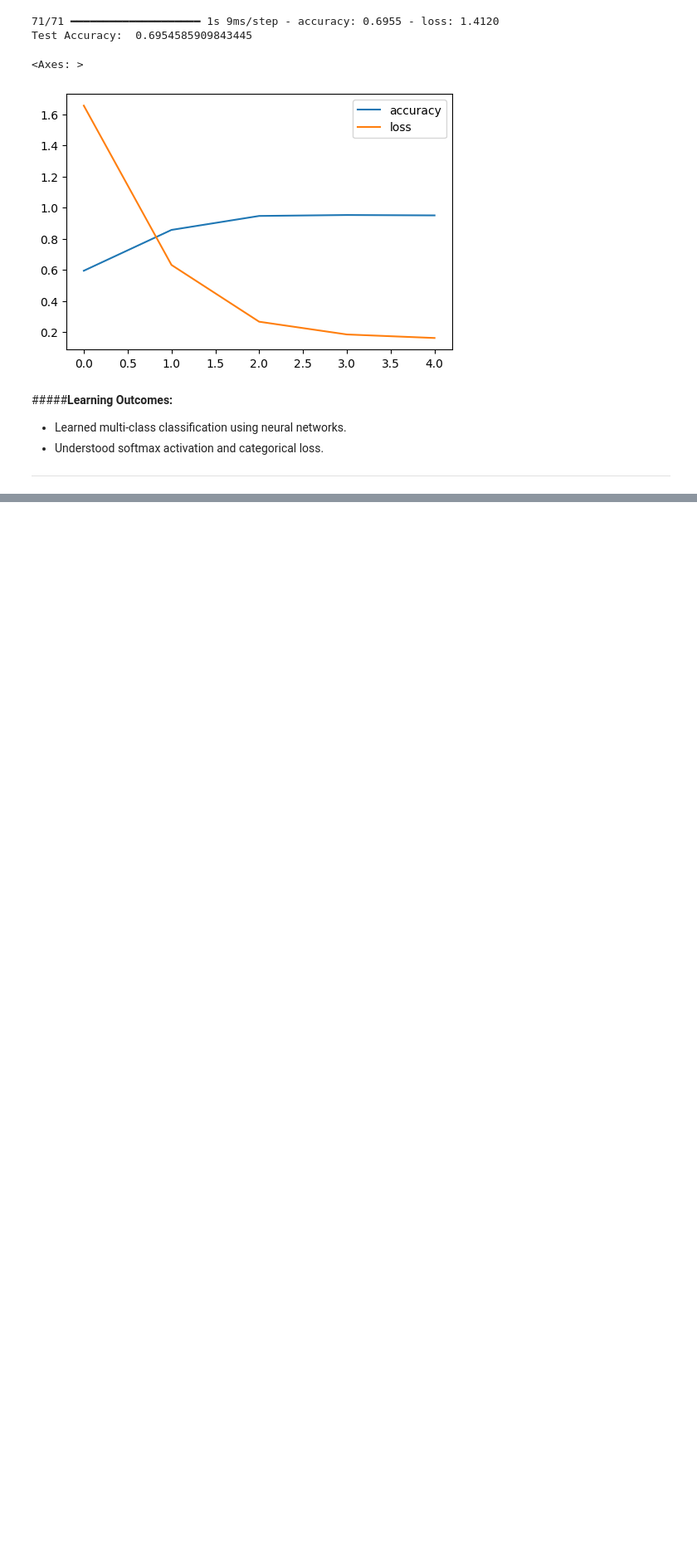
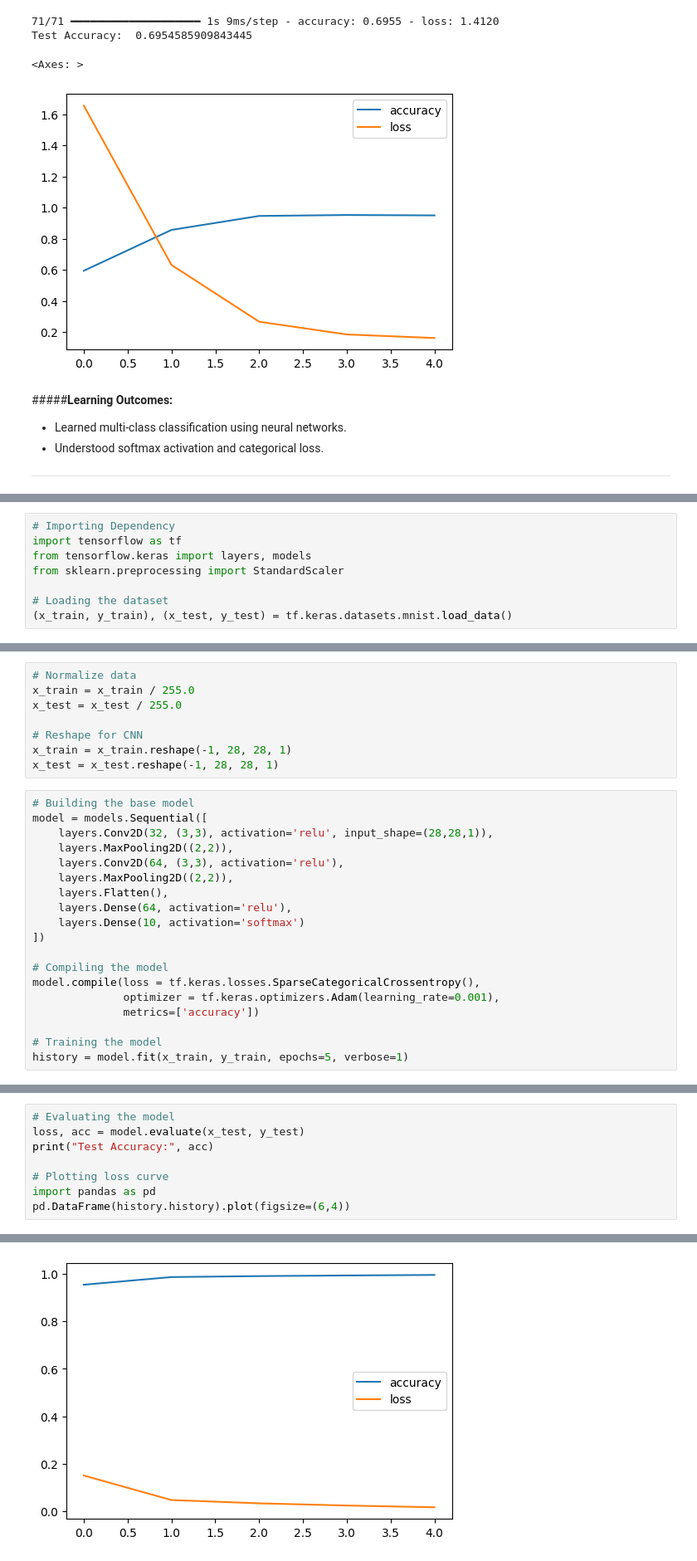
Before and after one commit to danish-khan962/ADGIPS-LabFiles, a Jupyter notebook: Advances in Deep Learning (ADL) Lab/ADL_Lab.ipynb, the cells around one changed output, grey strips where cells are left out. Shown at 83% size. Drawn from its saved outputs; the diff is of its cells as text; blank space fills up the shorter version.

```diff
--- a/Advances in Deep Learning (ADL) Lab/ADL_Lab.ipynb
+++ b/Advances in Deep Learning (ADL) Lab/ADL_Lab.ipynb
@@ -222,0 +310,8 @@ Test Accuracy:  0.6954585909843445
+# %%
+# Importing Dependency
+import tensorflow as tf
+from tensorflow.keras import layers, models
+from sklearn.preprocessing import StandardScaler
+
+# Loading the dataset
+(x_train, y_train), (x_test, y_test) = tf.keras.datasets.mnist.load_data()
@@ -222,0 +321,27 @@ Test Accuracy:  0.6954585909843445
+# %%
+# Normalize data
+x_train = x_train / 255.0
+x_test = x_test / 255.0
+
+# Reshape for CNN
+x_train = x_train.reshape(-1, 28, 28, 1)
+x_test = x_test.reshape(-1, 28, 28, 1)
+# %%
+# Building the base model
+model = models.Sequential([
+    layers.Conv2D(32, (3,3), activation='relu', input_shape=(28,28,1)),
+    layers.MaxPooling2D((2,2)),
+    layers.Conv2D(64, (3,3), activation='relu'),
+    layers.MaxPooling2D((2,2)),
+    layers.Flatten(),
+    layers.Dense(64, activation='relu'),
+    layers.Dense(10, activation='softmax')
+])
+
+# Compiling the model
+model.compile(loss = tf.keras.losses.SparseCategoricalCrossentropy(),
+              optimizer = tf.keras.optimizers.Adam(learning_rate=0.001),
+              metrics=['accuracy'])
+
+# Training the model
+history = model.fit(x_train, y_train, epochs=5, verbose=1)
@@ -222,0 +359,9 @@ Test Accuracy:  0.6954585909843445
+# %%
+# Evaluating the model
+loss, acc = model.evaluate(x_test, y_test)
+print("Test Accuracy:", acc)
+
+# Plotting loss curve
+import pandas as pd
+pd.DataFrame(history.history).plot(figsize=(6,4))
+# %% [output]
@@ -222,0 +371 @@ Test Accuracy:  0.6954585909843445
+[figure, added]
```
Also changed, not shown: parts of 20 cells of this notebook.
